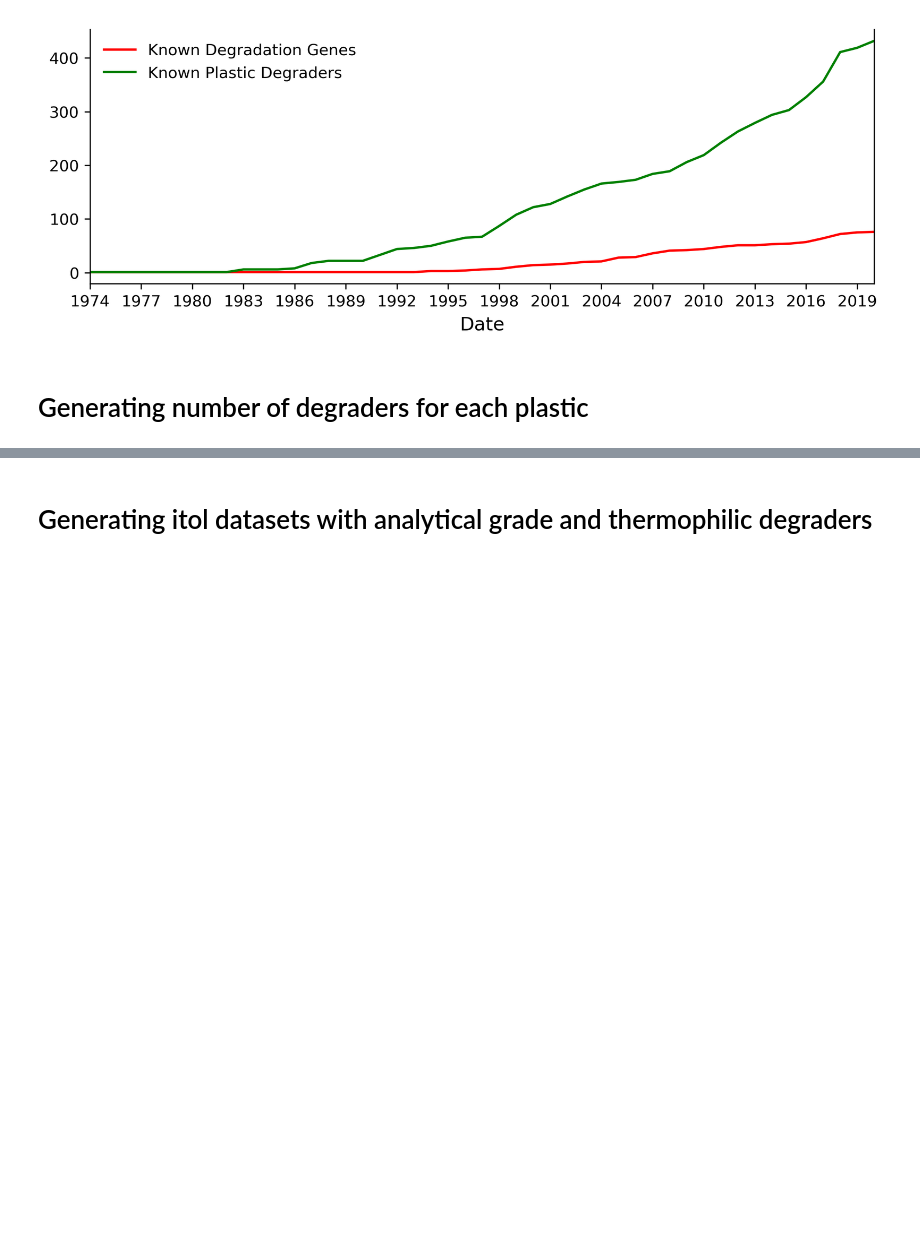
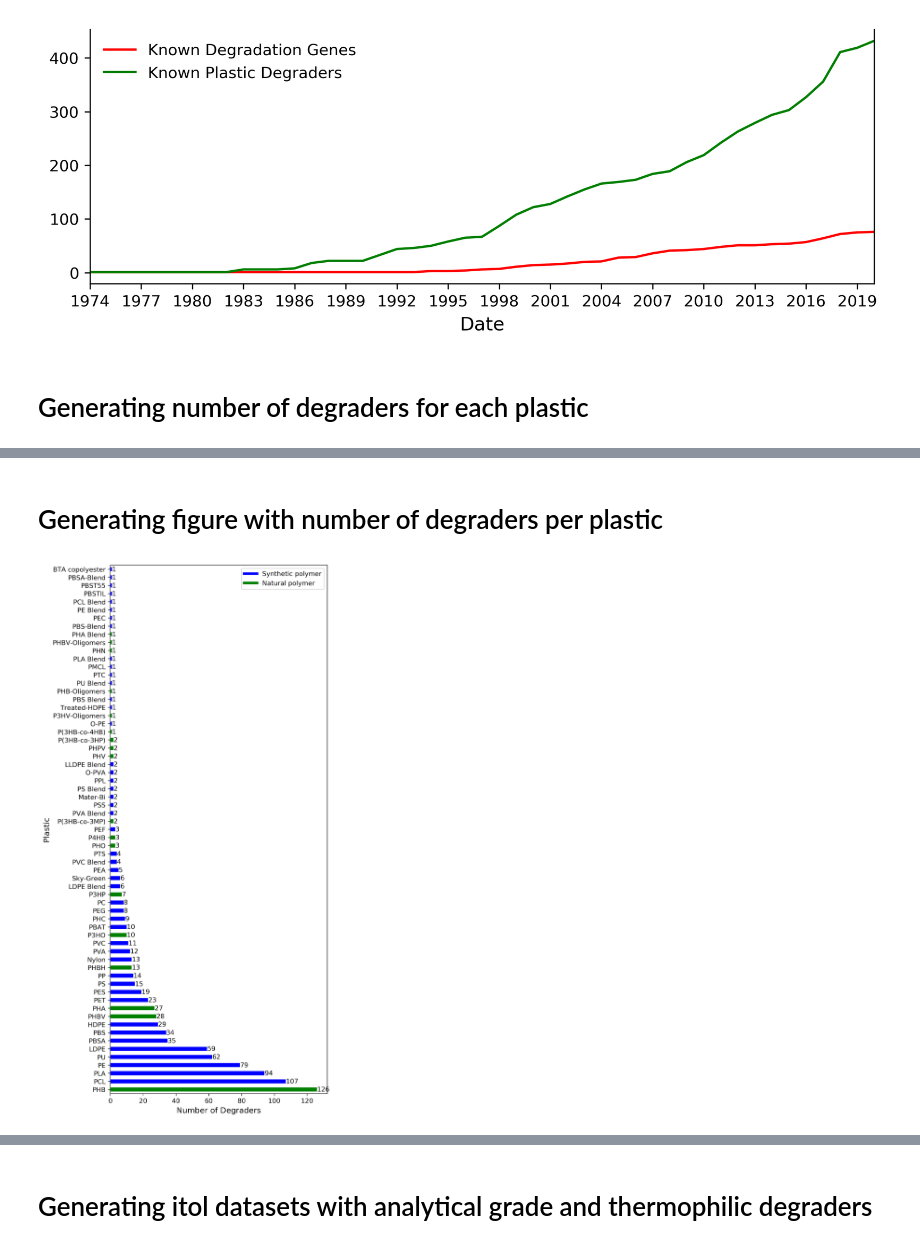
Before and after one commit to VictorGambarini/PlasticDegradersTree, a Jupyter notebook: Tree_tutorial.ipynb, the cells around one changed output, grey strips where cells are left out. Drawn from its saved outputs; the diff is of its cells as text; code cells hidden in the pictures; blank space fills up the shorter version.

```diff
--- a/Tree_tutorial.ipynb
+++ b/Tree_tutorial.ipynb
@@ -1345,7 +1365,7 @@ for file in blast_outputs_list:
         evalue = float(line.rstrip().split("\t")[10])
         bitscore = float(line.rstrip().split("\t")[11])
         if is_error(ncbi.get_lineage, sseqid) == False:
-            if evalue <= 1e-06:
+            if evalue <= 1e-10 and pident >= 50:
                 sseqid_tmp = sseqid
                 lineage = ncbi.get_lineage(sseqid)
                 for sseqid_lineage in lineage:
@@ -2190,0 +2213,42 @@ dtype: int64
+# %% [markdown]
+<a id='Generating-percentages-all-species-tree'></a>
+# Generating figure with number of degraders per plastic
+# %%
+df3 = pd.DataFrame(df2.sum(axis = 0).sort_values(ascending=False))
+natural_polymers_dict = {'PHB': 1, 'PCL': 0, 'PLA': 0, 'PE': 0, 'PU': 0, 'LDPE': 0, 'PBSA': 0, 'PBS': 0, 'HDPE': 0, 'PHA': 1, 'PHBV': 1, 'PET': 0,
+ 'PS': 0, 'PP': 0, 'PES': 0, 'Nylon': 0, 'PHBH': 1, 'PVA': 0, 'PVC': 0, 'P3HO': 1, 'PHC': 0, 'PBAT': 0, 'PC': 0, 'PEG': 0,
+ 'PESu': 0, 'P3HP': 1, 'LDPE Blend': 0, 'Sky-Green': 0, 'PEA': 0, 'PVC Blend': 0, 'PTS': 0, 'P4HB': 1,
+ 'PEF': 0, 'PHO': 1, 'O-PVA': 0, 'P(3HB-co-3MP)': 1, 'PS Blend': 0, 'PHPV': 1,
+ 'LLDPE Blend': 0, 'PVA Blend': 0, 'P(3HB-co-3HP)': 1, 'Mater-Bi': 0, 'PHV': 1, 'PSS': 0,
+ 'PPL': 0, 'P(3HB-co-4HB)': 1, 'O-PE': 0, 'P3HV-Oligomers': 1,
+ 'Treated-HDPE': 0, 'PBS Blend': 0, 'PHB-Oligomers': 1, 'PU Blend': 0, 'PTC': 0, 'PMCL': 0,
+ 'PLA Blend': 0, 'PHN': 1, 'PHBV-Oligomers': 1, 'PHA Blend': 1, 'PBS-Blend': 0, 'PEC': 0,
+ 'PE Blend': 0, 'PCL Blend': 0, 'PBSTIL': 0, 'PBST55': 0, 'PBSA-Blend': 0, 'BTA copolyester': 0, 'P3HB-co-3MP': 1}
+
+for index, row in df3.iterrows():
+    if index in natural_polymers_dict:
+        df3.at[index, "Natural_polymer"] = natural_polymers_dict[index]
+
+df3 = df3.reset_index()
+df3 = df3.rename(columns={0: 'Number_of_degraders', "index": "Plastic"})
+df3.tail(50).head(30)
+figure(num=None, figsize=(6, 15), dpi=300, facecolor='w', edgecolor='k')
+plt.clf()
+ax = plt.gca()
+colors = {0: 'b', 1: 'g'}
+df3.plot(kind='barh', x='Plastic', y='Number_of_degraders', ax=ax, color=[colors[i] for i in df3['Natural_polymer']])
+ax.set_ylabel("Plastic", fontsize=12)
+ax.set_xlabel("Number of Degraders", fontsize=12)
+for index, row in df3.iterrows():
+    i = index
+    v = row["Number_of_degraders"]
+    ax.text(v + 0.1, i - .25, str(v), color='black')
+
+from matplotlib.lines import Line2D
+custom_lines = [Line2D([0], [0], color="blue", lw=4),
+                Line2D([0], [0], color="green", lw=4),]
+
+ax.legend(custom_lines, ['Synthetic polymer', 'Natural polymer'])
+plt.show()
+# %% [output]
+[figure, added]
```
Also changed, not shown: parts of 11 cells of this notebook.
